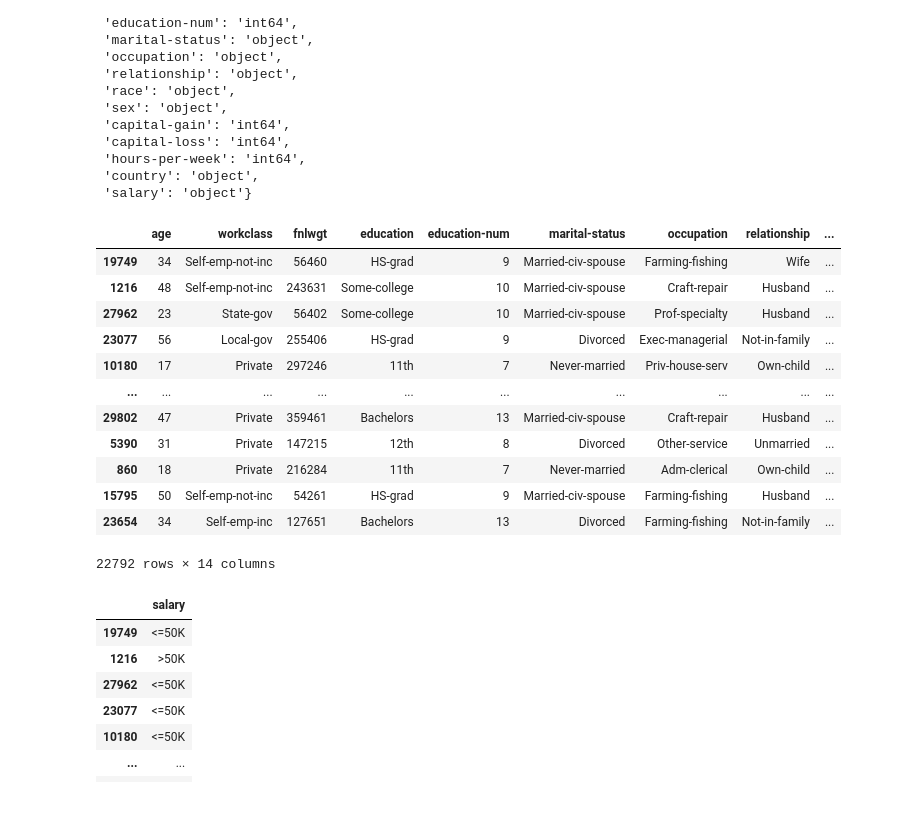
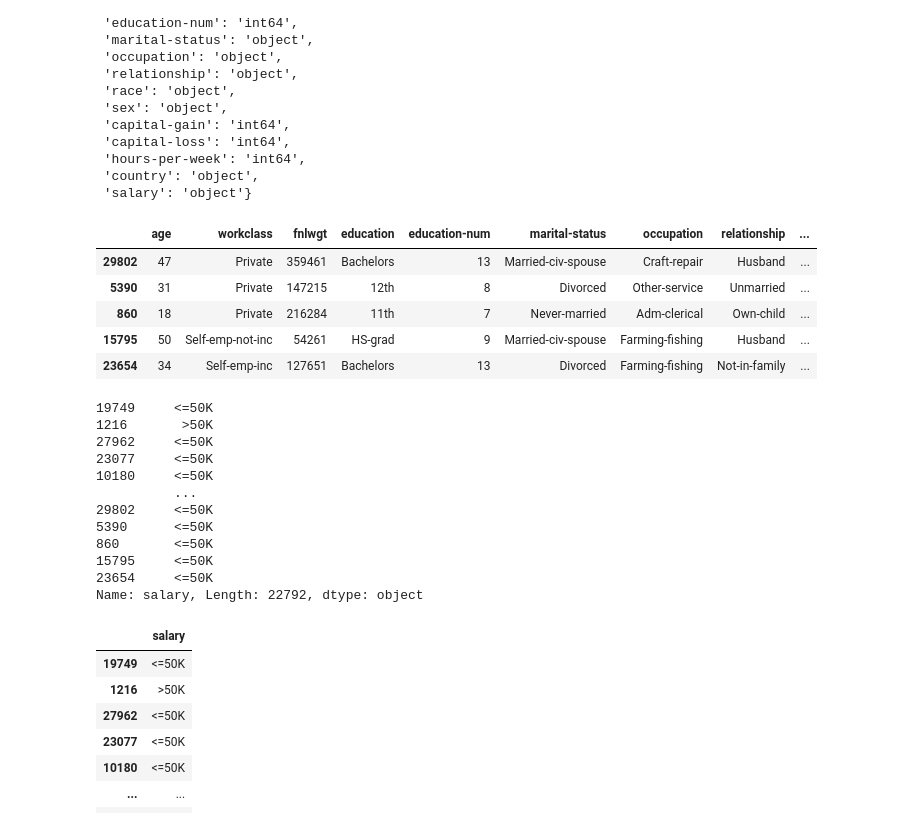
Before and after one commit to Prashant-Baliyan/DL_DVC_Template, a Jupyter notebook: notebook/Schemafilegenerator.ipynb, the cells around one changed output. Drawn from its saved outputs; the diff is of its cells as text; code cells hidden in the pictures.

```diff
--- a/notebook/Schemafilegenerator.ipynb
+++ b/notebook/Schemafilegenerator.ipynb
@@ -93,21 +93,29 @@ Y = incompred_data_frame.iloc[:,-1]
 # %%
 X_train, X_test, y_train, y_test = train_test_split(X, Y, test_size=0.3, random_state=42)
 # %%
-X_train
+X_train.tail()
 # %% [output]
 |  | age | workclass | fnlwgt | education | education-num | marital-status | occupation | relationship | ... |
-| 19749 | 34 | Self-emp-not-inc | 56460 | HS-grad | 9 | Married-civ-spouse | Farming-fishing | Wife | ... |
-| 1216 | 48 | Self-emp-not-inc | 243631 | Some-college | 10 | Married-civ-spouse | Craft-repair | Husband | ... |
-| 27962 | 23 | State-gov | 56402 | Some-college | 10 | Married-civ-spouse | Prof-specialty | Husband | ... |
-| 23077 | 56 | Local-gov | 255406 | HS-grad | 9 | Divorced | Exec-managerial | Not-in-family | ... |
-| 10180 | 17 | Private | 297246 | 11th | 7 | Never-married | Priv-house-serv | Own-child | ... |
-| ... | ... | ... | ... | ... | ... | ... | ... | ... | ... |
 | 29802 | 47 | Private | 359461 | Bachelors | 13 | Married-civ-spouse | Craft-repair | Husband | ... |
 | 5390 | 31 | Private | 147215 | 12th | 8 | Divorced | Other-service | Unmarried | ... |
 | 860 | 18 | Private | 216284 | 11th | 7 | Never-married | Adm-clerical | Own-child | ... |
 | 15795 | 50 | Self-emp-not-inc | 54261 | HS-grad | 9 | Married-civ-spouse | Farming-fishing | Husband | ... |
 | 23654 | 34 | Self-emp-inc | 127651 | Bachelors | 13 | Divorced | Farming-fishing | Not-in-family | ... |
-22792 rows × 14 columns
+# %%
+y_train
+# %% [output]
+19749     <=50K
+1216       >50K
+27962     <=50K
+23077     <=50K
+10180     <=50K
+          ...
+29802     <=50K
+5390      <=50K
+860       <=50K
+15795     <=50K
+23654     <=50K
+Name: salary, Length: 22792, dtype: object
 # %%
 y_train_new = pd.DataFrame(y_train)
 # %%
```
Also changed, not shown: parts of 2 cells of this notebook, 24 other files.
